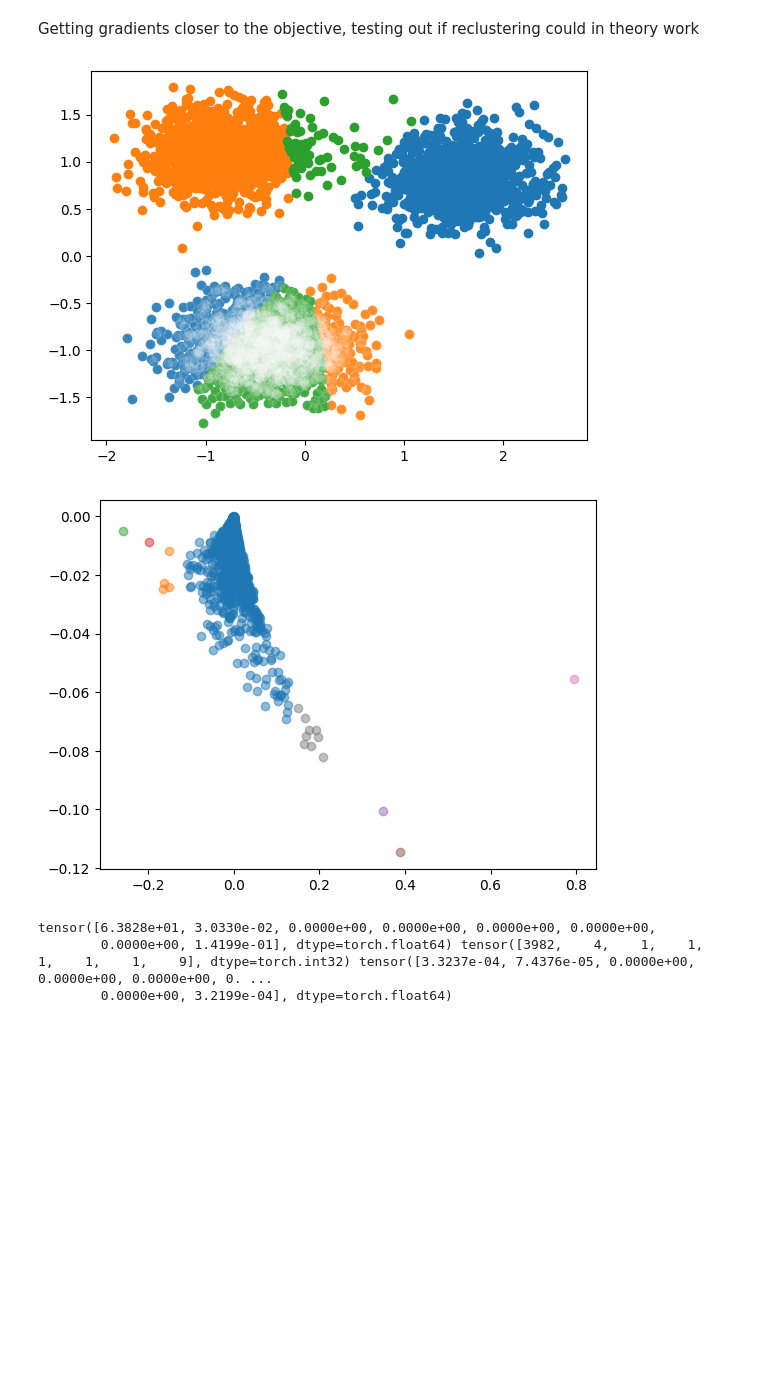
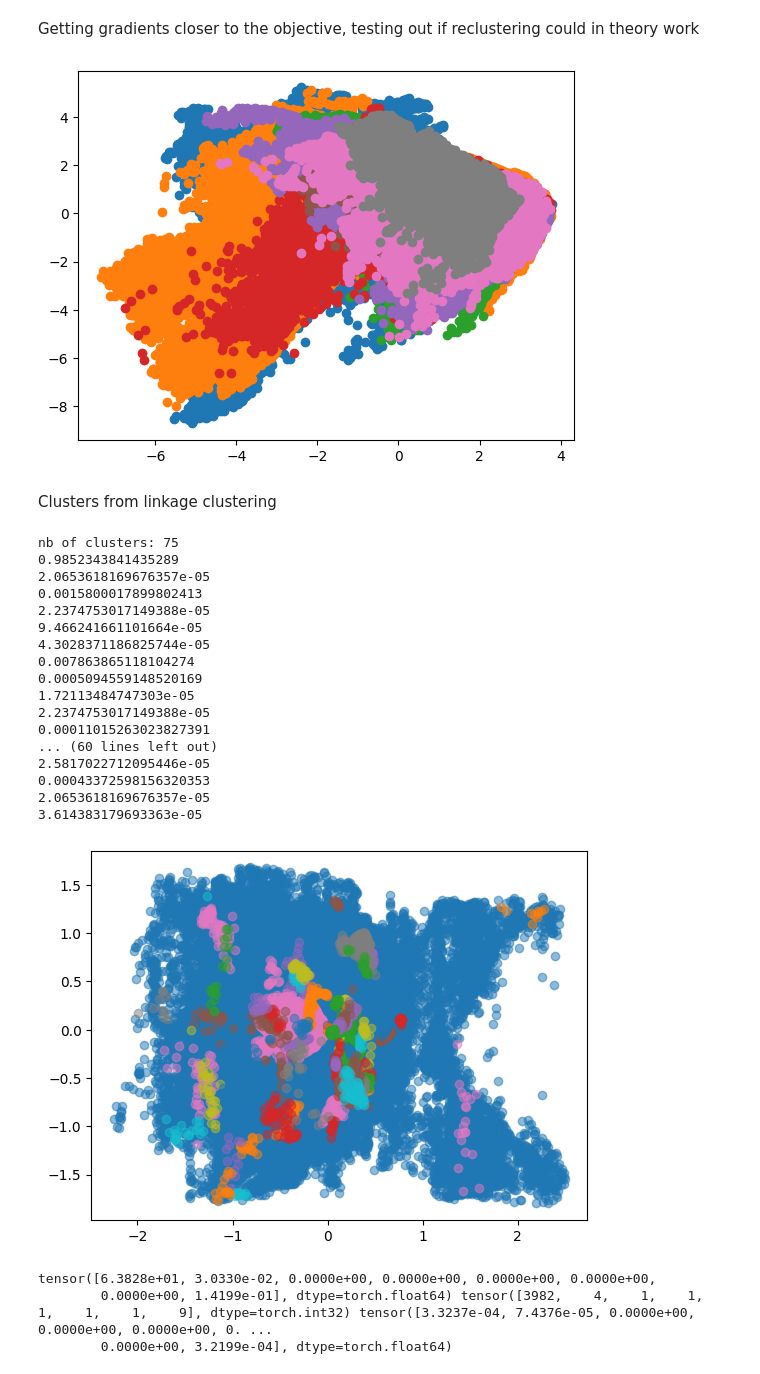
Before and after one commit to yy214/cluster-for-opt, a Jupyter notebook: clustering_for_opt.ipynb, the cells around one changed output. Saved outputs shown, nothing was run; the diff lists cells and outputs as text; code cells hidden in the pictures; blank space fills up the shorter version.

Commit message:
testing new dataset, some fix required

```diff
--- a/clustering_for_opt.ipynb
+++ b/clustering_for_opt.ipynb
@@ -131,13 +131,25 @@ def log_01_criterion(pred, labels):
     return (nn.functional.softplus(-l*pred)).mean()
 # %%
 from sklearn.datasets import load_svmlight_file
+import warnings
 
-def load_svm_classif_tensor(filename):
+def load_svm_classif_tensor(filename, process=None):
     X, y = load_svmlight_file(filename)
     X = torch.tensor(X.toarray(), dtype=torch.float32)
+
+    scaler = StandardScaler()
+    scaled_X = torch.from_numpy(scaler.fit_transform(X)).float()
+
     y = torch.tensor(y, dtype=torch.int32)
-    return TensorDataset(X, y)
+    if process is not None: # converts the other possible label types to 0/1
+        if process == "1 2":
+            y -= 1
+        elif process == "+-1":
+            y = (y + 1)/2
+        else:
+            warnings.warn("process should be one of '1 2' or '+-1'", UserWarning)
+    return TensorDataset(scaled_X, y)
 # %%
-dataset = make_2d_classification(well_split=True) #load_svm_classif_tensor("./data/phishing_dataset.txt")
+dataset = load_svm_classif_tensor("./data/covtype.libsvm.binary", "1 2") #make_2d_classification(well_split=True)
 clustered_data, full_labels = dataset.tensors
 labeled_data = logistic_label_01_process(dataset)
@@ -163,0 +161,5 @@ N
+# %%
+# probably utils function
+from utils import dimension_reduction
+
+compressed_data = dimension_reduction(clustered_data, alg="pca")
@@ -266,10 +285,10 @@ new_cluster_sampler = ClusterSampler(N, BATCH_SIZE, close_cluster_labels)
 for i in range(new_cluster_sampler.cluster_count):
     selected = compressed_data[new_cluster_sampler.clusters[i]]
     plt.scatter(selected[:,0], selected[:,1])
-plt.scatter(compressed_data[mask_0,0], compressed_data[mask_0,1], color="white", alpha=0.1)
+# plt.scatter(compressed_data[mask_0,0], compressed_data[mask_0,1], color="white", alpha=0.1)
 plt.show()
 # %% [output]
-[figure, old version]
+[figure, new version]
 # %%
 from solvers import solve_problem, svrg, COVER, clusterSVRG
 # %%
@@ -287,26 +306,43 @@ iid_sampler = RandomSampler(dataset, replacement=True)
 iid_dataloader = DataLoader(dataset, BATCH_SIZE, sampler=iid_sampler)
 
 new_cluster_dataloader = DataLoader(dataset, BATCH_SIZE, sampler=new_cluster_sampler)
+# %% [markdown]
+Clusters from linkage clustering
 # %%
 from cluster_tools import display_clusters, approx_nearest_clustering
+from cluster_tools import alt_elbow
 
 close_gradients = get_grad(clustered_data, full_labels, close_model)
 
 # alt_cluster_labels = alt_elbow(labeled_data.detach().numpy())
 alt_cluster_labels = approx_nearest_clustering(close_gradients)
 alt_clusters = [[] for _ in range(max(alt_cluster_labels)+1)]
 for i, j in enumerate(alt_cluster_labels):
     alt_clusters[j].append(i)
 
 display_clusters(close_gradients, alt_cluster_labels, max(alt_cluster_labels)+1)
 
-# get number of thing per batch
-v = np.zeros(len(alt_clusters))
-for i in range(len(alt_clusters)):
-    grads = np.mean(close_gradients[alt_clusters[i]], axis=0)
-    v[i] = np.mean(np.sum((close_gradients[alt_clusters[i]] - grads)**2, axis=1))
-v = torch.from_numpy(v)
+print("nb of clusters:", len(alt_clusters))
+for c in alt_clusters:
+    print(len(c)/N)
 # %% [output]
+nb of clusters: 75
+0.9852343841435289
+2.0653618169676357e-05
+0.0015800017899802413
+2.2374753017149388e-05
+9.466241661101664e-05
+4.3028371186825744e-05
+0.007863865118104274
+0.0005094559148520169
+1.72113484747303e-05
+2.2374753017149388e-05
+0.00011015263023827391
+... (60 lines left out)
+2.5817022712095446e-05
+0.00043372598156320353
+2.0653618169676357e-05
+3.614383179693363e-05
-[figure, old version]
+[figure, new version]
 # %%
 from solvers import alt_solve_problem
```
Also changed, not shown: parts of 16 cells of this notebook, 2 other files.
